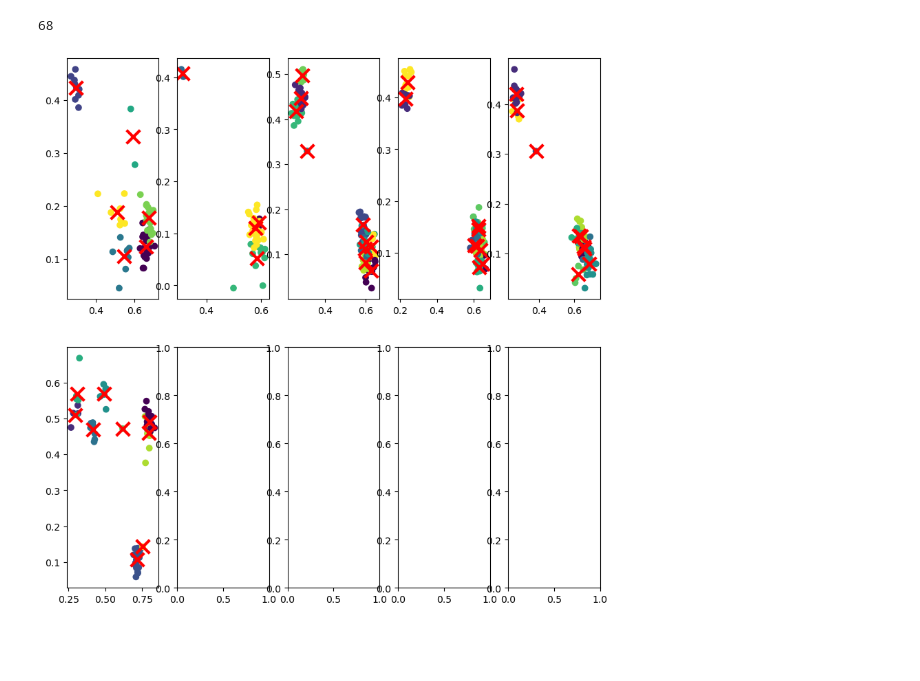
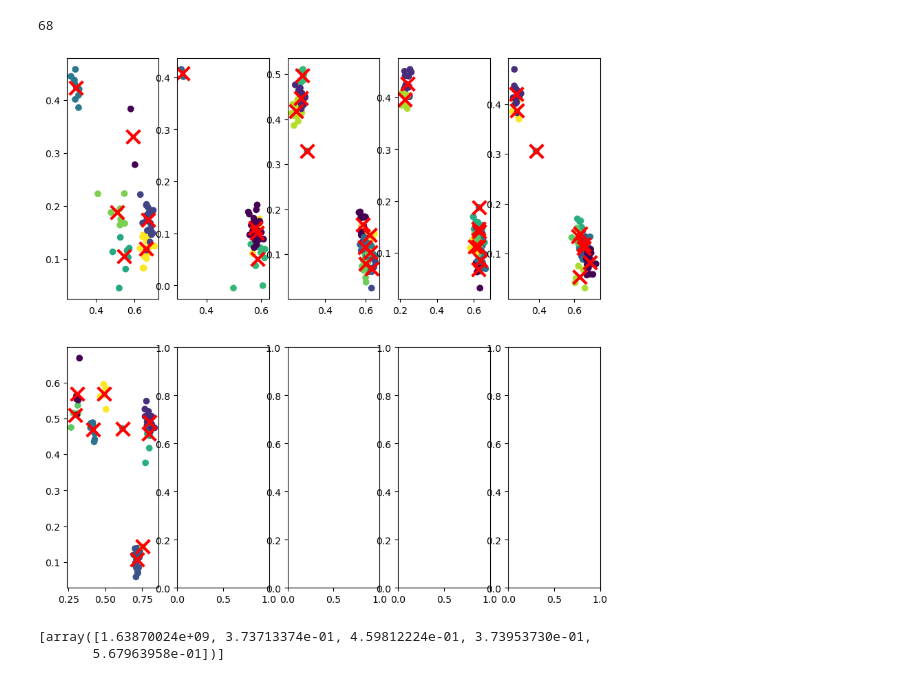
Before and after one commit to Cruiter11235/dachuang, a Jupyter notebook: cluster_alg.ipynb, the cells around one changed output. Cells and saved outputs as stored; diff of their text form; code cells hidden in the pictures; blank space fills up the shorter version.

```diff
--- a/cluster_alg.ipynb
+++ b/cluster_alg.ipynb
@@ -75,7 +71,10 @@ def clusting(data,axs):
 # %%
+os.environ['OMP_NUM_THREADS'] = '1'
 fig, axs = plt.subplots(int((len(group1[:10])+5-1)/5),5, figsize=(10, 10))
 for i in range(len(group1[:10])):
     clusting(group1[i],axs[int(i/5)][i%5])
 plt.show()
 # %% [output]
-[figure, old version]
+[figure, new version]
+[array([1.63870024e+09, 3.73713374e-01, 4.59812224e-01, 3.73953730e-01,
+       5.67963958e-01])]
```
Also changed, not shown: parts of 1 cell of this notebook, 1 other file.
